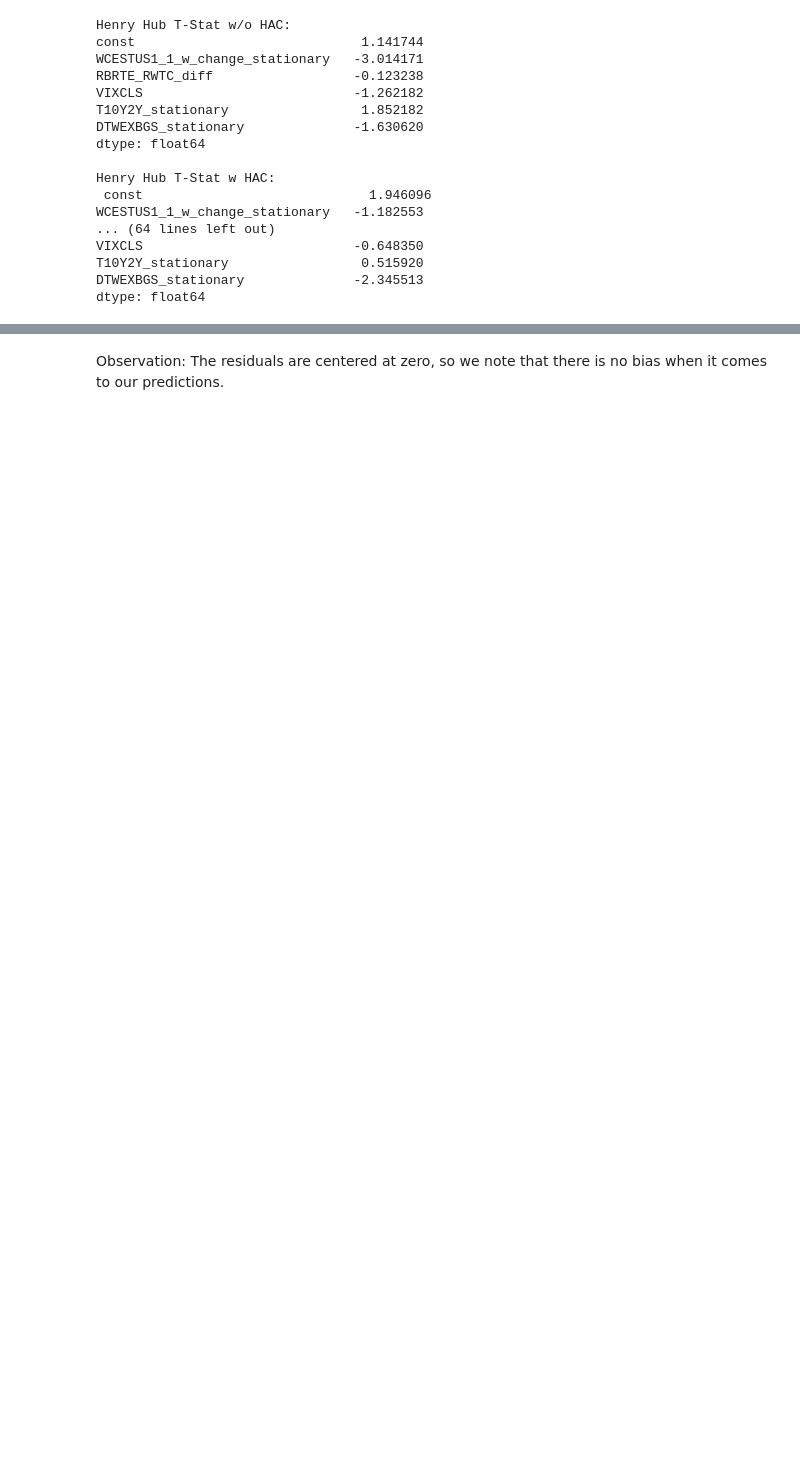
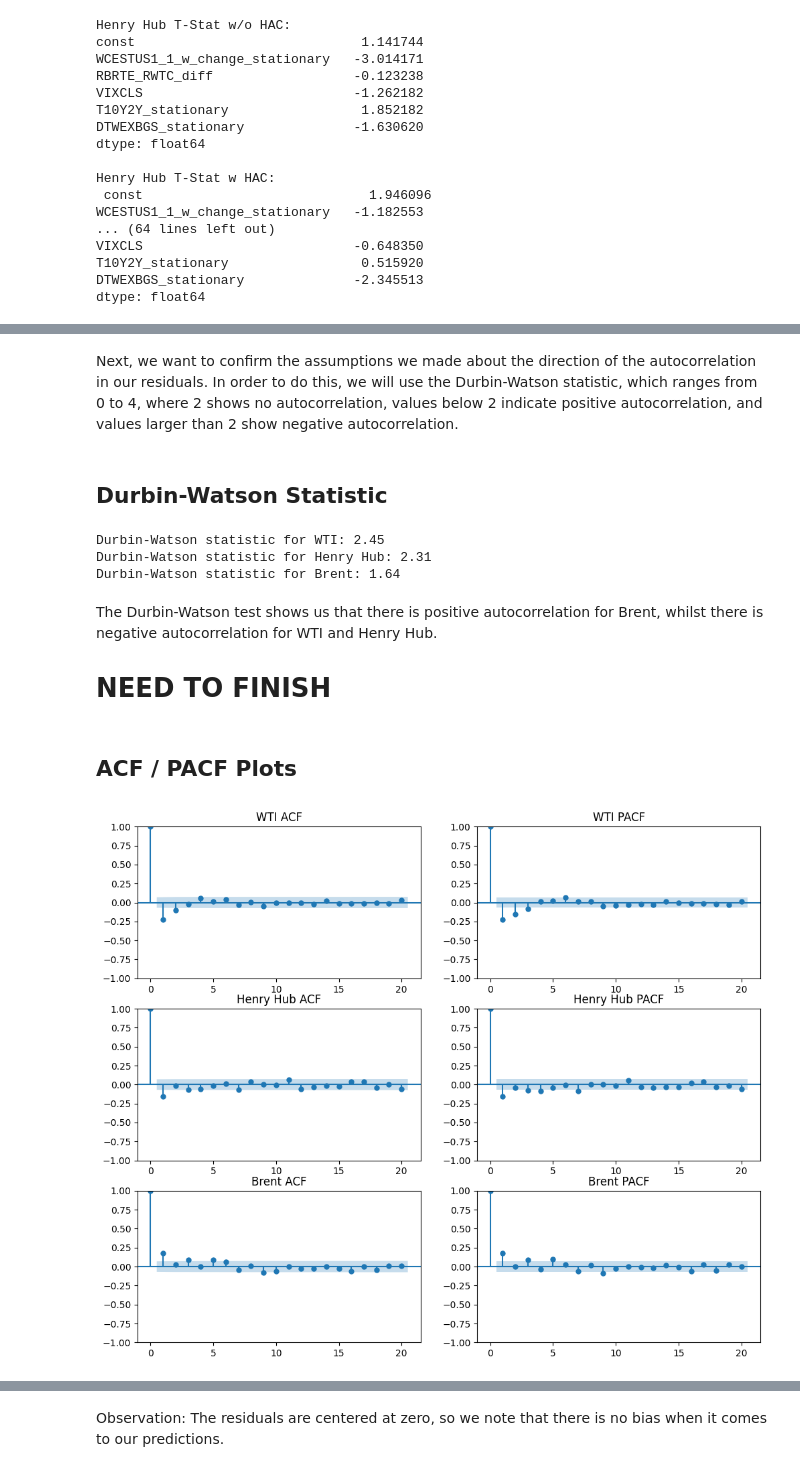
Before and after one commit to beniciouhart/regime-detection, a Jupyter notebook: notebooks/demo.ipynb, the cells around one changed output, grey strips where cells are left out. Drawn from its saved outputs; the diff is of its cells as text; code cells hidden in the pictures; blank space fills up the shorter version.

Commit message:
Newey-West (HAC) estimator write-up. Durbin-Watston statistic aplication and ACF / PACF plots

```diff
--- a/notebooks/demo.ipynb
+++ b/notebooks/demo.ipynb
@@ -151,0 +194,41 @@ Through the T-Stat Delta charts, we can see that many of our regression's coeffi
+# %% [markdown]
+Next, we want to confirm the assumptions we made about the direction of the autocorrelation in our residuals. In order to do this, we will use the Durbin-Watson statistic, which ranges from 0 to 4, where 2 shows no autocorrelation, values below 2 indicate positive autocorrelation, and values larger than 2 show negative autocorrelation.
+# %% [markdown]
+## Durbin-Watson Statistic
+# %%
+from statsmodels.stats.stattools import durbin_watson
+
+wti_dw_stat = durbin_watson(wti_resid)
+henry_dw_stat = durbin_watson(henry_resid)
+brent_dw_stat = durbin_watson(brent_resid)
+
+print(f"Durbin-Watson statistic for WTI: {wti_dw_stat:.3}")
+print(f"Durbin-Watson statistic for Henry Hub: {henry_dw_stat:.3}")
+print(f"Durbin-Watson statistic for Brent: {brent_dw_stat:.3}")
+# %% [output]
+Durbin-Watson statistic for WTI: 2.45
+Durbin-Watson statistic for Henry Hub: 2.31
+Durbin-Watson statistic for Brent: 1.64
+# %% [markdown]
+The Durbin-Watson test shows us that there is positive autocorrelation for Brent, whilst there is negative autocorrelation for WTI and Henry Hub.
+
+# NEED TO FINISH
+# %% [markdown]
+## ACF / PACF Plots
+# %%
+from statsmodels.graphics.tsaplots import plot_acf, plot_pacf
+
+fig, axes = plt.subplots(3,2, figsize=(12, 10))
+
+plot_acf(wti_resid, ax = axes[0][0], title = "WTI ACF", lags = 20)
+plot_pacf(wti_resid, ax = axes[0][1], title = "WTI PACF", lags = 20)
+
+plot_acf(henry_resid, ax = axes[1][0], title = "Henry Hub ACF", lags = 20)
+plot_pacf(henry_resid, ax = axes[1][1], title = "Henry Hub PACF", lags = 20)
+
+plot_acf(brent_resid, ax = axes[2][0], title = "Brent ACF", lags = 20)
+plot_pacf(brent_resid, ax = axes[2][1], title = "Brent PACF", lags = 20)
+
+plt.show()
+# %% [output]
+[figure, added]
```
Also changed, not shown: parts of 20 cells of this notebook.
